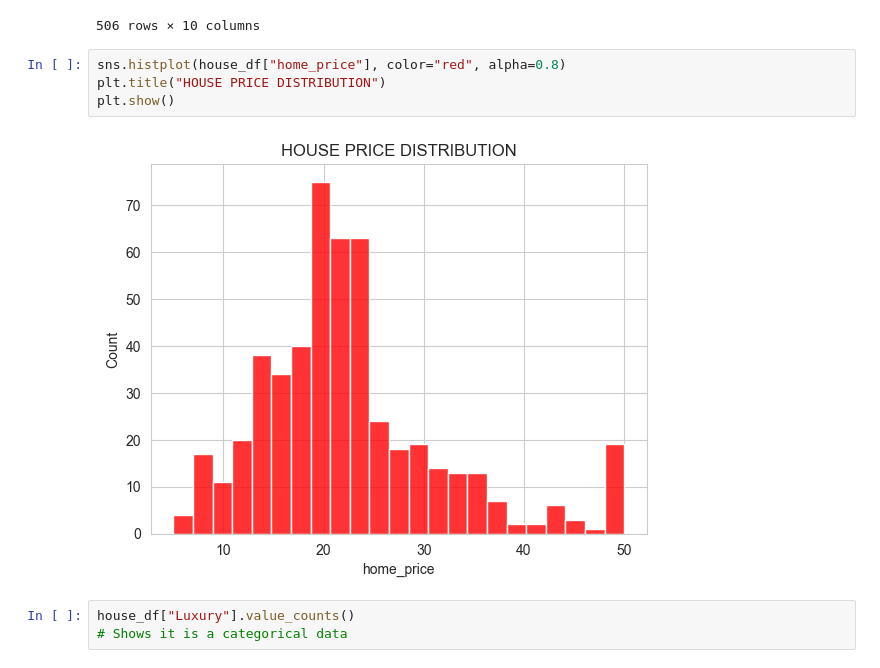
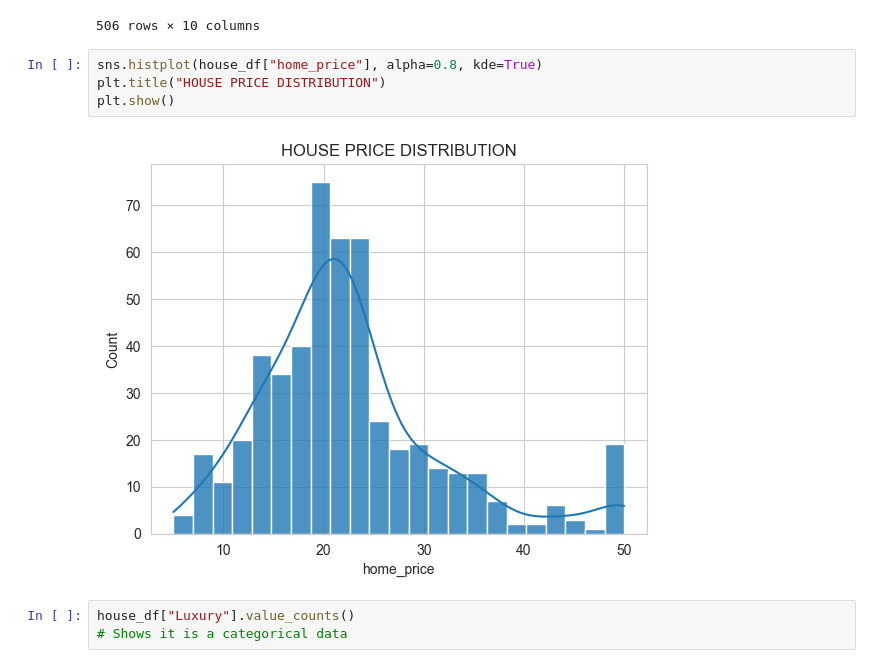
Before and after one commit to ramnareeesh/ml-playgrounds, a Jupyter notebook: Foundations of DS/LabEval3-Assignments/Q3-LinearRegression.ipynb, the cells around one changed output. Saved outputs shown, nothing was run; the diff lists cells and outputs as text.

```diff
--- a/Foundations of DS/LabEval3-Assignments/Q3-LinearRegression.ipynb
+++ b/Foundations of DS/LabEval3-Assignments/Q3-LinearRegression.ipynb
@@ -27,11 +27,11 @@ house_df
 | 505 | 0.04741 | 11.93 | 0 | 6.030 | 80.8 | 2.5050 | 1 | 273 | ... |
 506 rows × 10 columns
 # %%
-sns.histplot(house_df["home_price"], color="red", alpha=0.8)
+sns.histplot(house_df["home_price"], alpha=0.8, kde=True)
 plt.title("HOUSE PRICE DISTRIBUTION")
 plt.show()
 # %% [output]
-[figure, old version]
+[figure, new version]
 # %%
 house_df["Luxury"].value_counts()
 # Shows it is a categorical data
```
Also changed, not shown: parts of 1 cell of this notebook.
